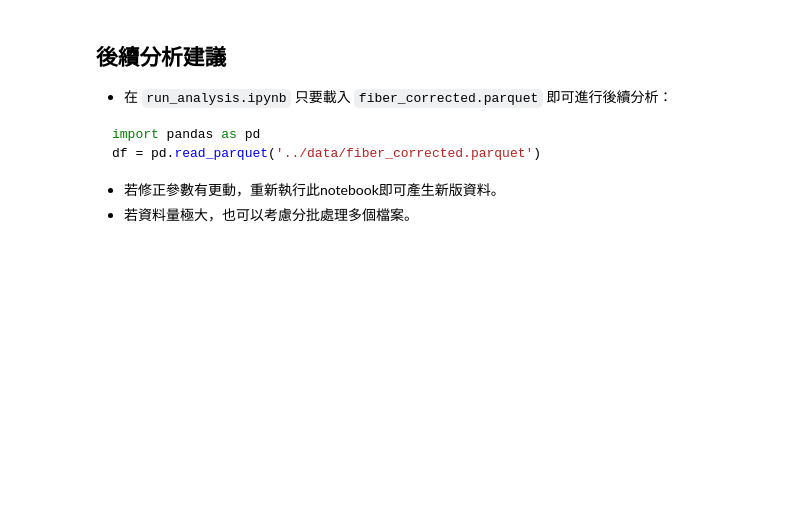
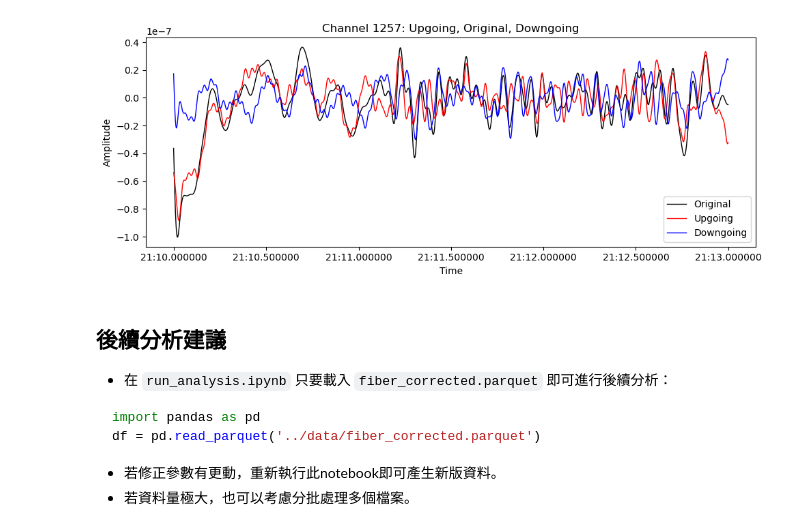
Before and after one commit to lu6562lu/fiberQ_project, a Jupyter notebook: notebooks/surface_reflection_correction.ipynb, the cells around one changed output. Saved outputs shown, nothing was run; the diff lists cells and outputs as text; code cells hidden in the pictures; blank space fills up the shorter version.

```diff
--- a/notebooks/surface_reflection_correction.ipynb
+++ b/notebooks/surface_reflection_correction.ipynb
@@ -71,3 +132,27 @@ print(f'Corrected data shape: {corrected_fiber_data.shape}')
+# %%
+channel_id = 1257
+t0 = A_up_da['time'].values[0]
+tt = t0 + np.timedelta64(3, 's')
+time_sel = (A_up_da['time'] <= tt)
+
+y_up = A_up_filt.sel(channel=channel_id).sel(time=time_sel)
+y_orig = A_filt.sel(channel=channel_id).sel(time=time_sel)
+y_down = A_down_filt.sel(channel=channel_id).sel(time=time_sel)
+
+t = y_up['time'].values
+
+plt.figure(figsize=(10,4))
+plt.plot(t, y_orig, label='Original', color='black', lw=1)
+plt.plot(t, y_up, label='Upgoing', color='red', lw=1)
+plt.plot(t, y_down, label='Downgoing', color='blue', lw=1)
+plt.xlabel('Time')
+plt.ylabel('Amplitude')
+plt.title(f'Channel {channel_id}: Upgoing, Original, Downgoing')
+plt.legend()
+plt.tight_layout()
+plt.show()
+# %% [output]
+[figure, added]
 # %%
 # 5. 以parquet格式儲存（有壓縮，省空間）
 corrected_fiber_data.to_parquet(CORRECTED_DATA_PATH, compression='snappy')
```
Also changed, not shown: parts of 12 cells of this notebook.
